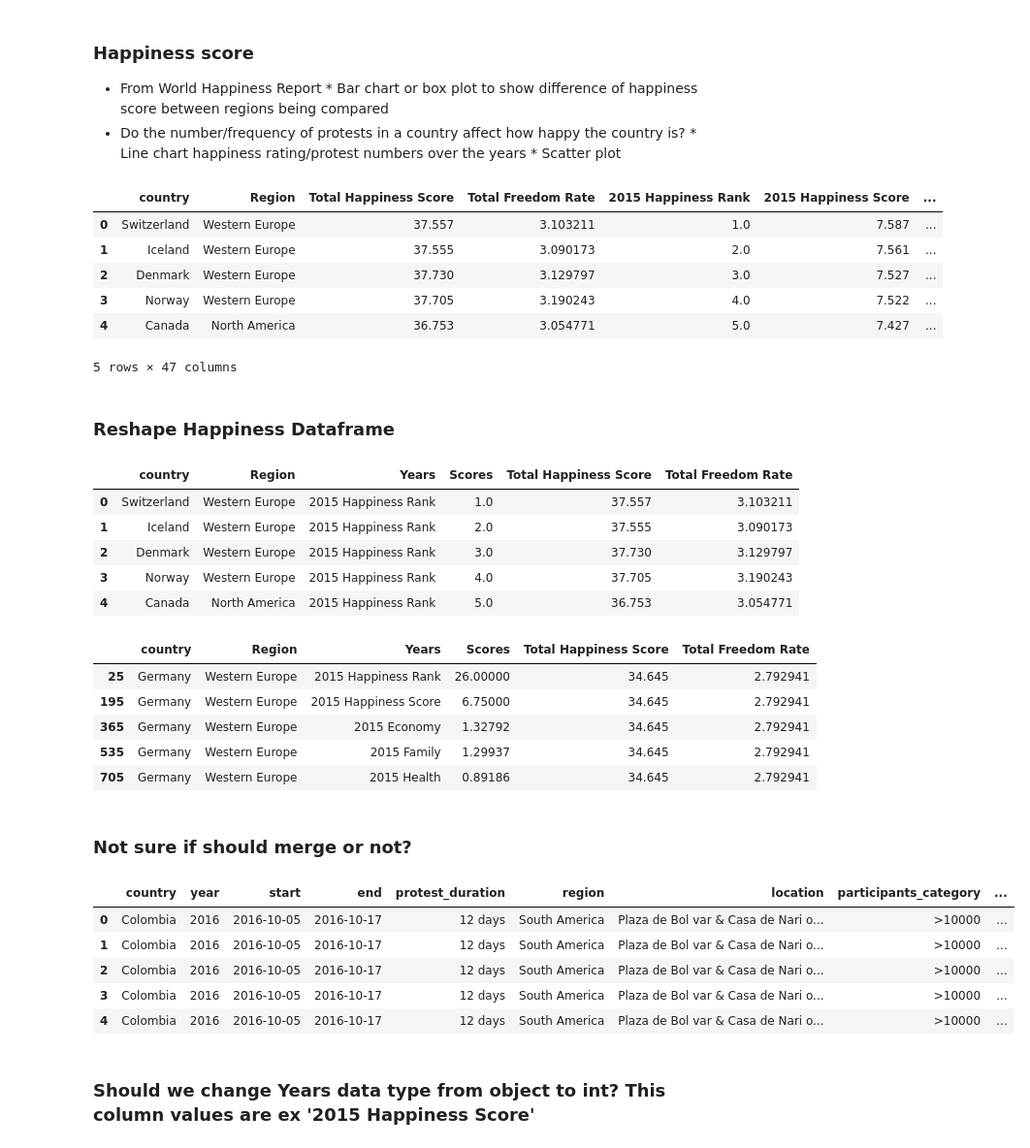
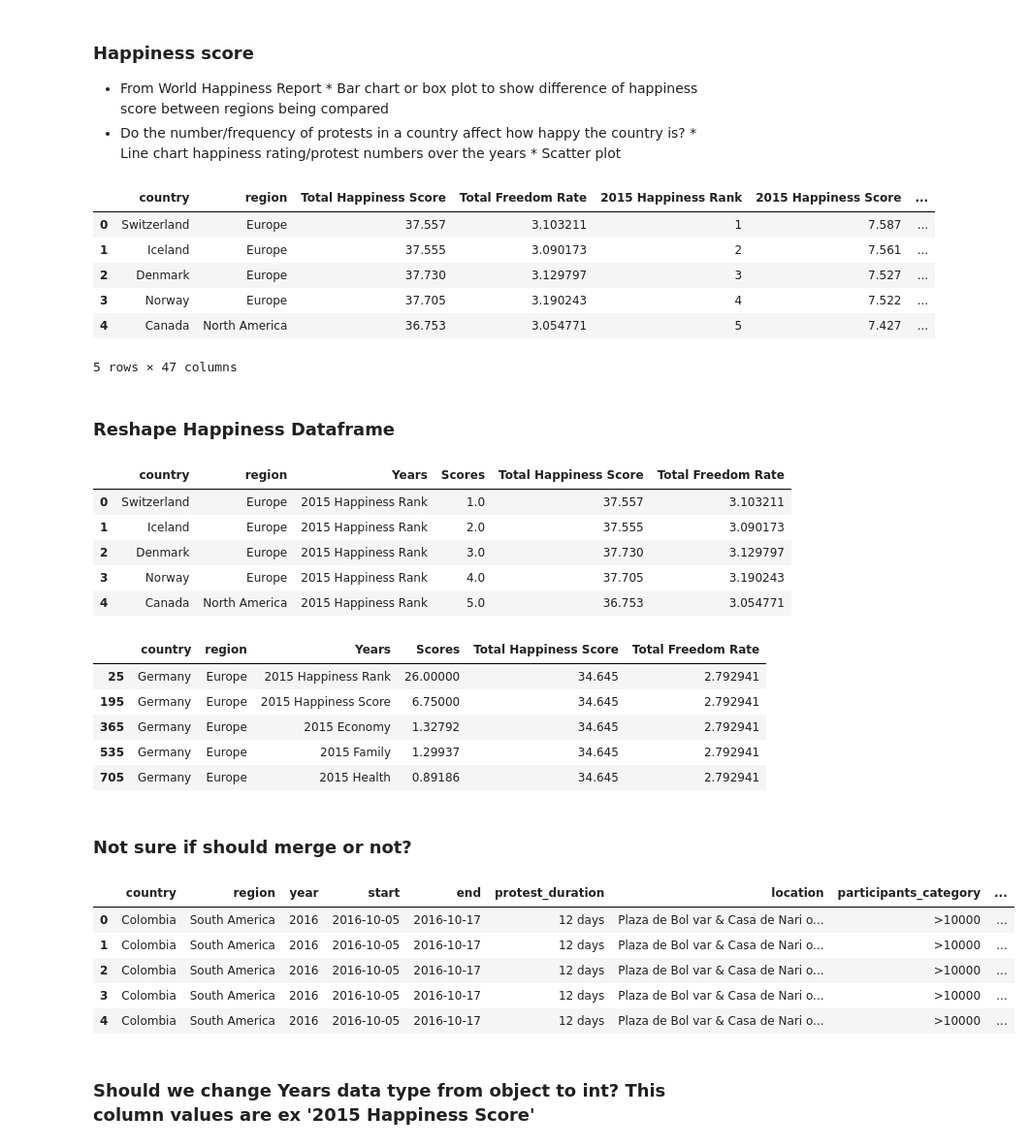
Before and after one commit to jeosqueri/Protest-Happiness-Analysis, a Jupyter notebook: Protest_For_Happiness_Project.ipynb, the cells around one changed output. Shown at 97% size. Drawn from its saved outputs; the diff is of its cells as text; code cells hidden in the pictures.

Commit message:
renamed data happiness region names to match protest region names

```diff
--- a/Protest_For_Happiness_Project.ipynb
+++ b/Protest_For_Happiness_Project.ipynb
@@ -282,21 +282,22 @@ plt.show()
         * Scatter plot
 # %%
 Happiness_Data = Happiness_Data.rename(columns={"Country":"country"})
+Happiness_Data = Happiness_Data.rename(columns={"Region":"region"})
 Happiness_Data.head()
 # %% [output]
-|  | country | Region | Total Happiness Score | Total Freedom Rate | 2015 Happiness Rank | 2015 Happiness Score | ... |
-| 0 | Switzerland | Western Europe | 37.557 | 3.103211 | 1.0 | 7.587 | ... |
-| 1 | Iceland | Western Europe | 37.555 | 3.090173 | 2.0 | 7.561 | ... |
-| 2 | Denmark | Western Europe | 37.730 | 3.129797 | 3.0 | 7.527 | ... |
-| 3 | Norway | Western Europe | 37.705 | 3.190243 | 4.0 | 7.522 | ... |
-| 4 | Canada | North America | 36.753 | 3.054771 | 5.0 | 7.427 | ... |
+|  | country | region | Total Happiness Score | Total Freedom Rate | 2015 Happiness Rank | 2015 Happiness Score | ... |
+| 0 | Switzerland | Europe | 37.557 | 3.103211 | 1 | 7.587 | ... |
+| 1 | Iceland | Europe | 37.555 | 3.090173 | 2 | 7.561 | ... |
+| 2 | Denmark | Europe | 37.730 | 3.129797 | 3 | 7.527 | ... |
+| 3 | Norway | Europe | 37.705 | 3.190243 | 4 | 7.522 | ... |
+| 4 | Canada | North America | 36.753 | 3.054771 | 5 | 7.427 | ... |
 5 rows × 47 columns
 # %% [markdown]
 ### Reshape Happiness Dataframe
 # %%
 melt_happiness = pd.melt(Happiness_Data,
                  id_vars=['country',
-                          'Region',
+                          'region',
                           'Total Happiness Score',
                           'Total Freedom Rate'],
                   value_vars=['2015 Happiness Rank',
@@ -356,11 +357,11 @@ melt_happiness.insert(3, col_name, sec_col)
 
 melt_happiness.head()
 # %% [output]
-|  | country | Region | Years | Scores | Total Happiness Score | Total Freedom Rate |
-| 0 | Switzerland | Western Europe | 2015 Happiness Rank | 1.0 | 37.557 | 3.103211 |
-| 1 | Iceland | Western Europe | 2015 Happiness Rank | 2.0 | 37.555 | 3.090173 |
-| 2 | Denmark | Western Europe | 2015 Happiness Rank | 3.0 | 37.730 | 3.129797 |
-| 3 | Norway | Western Europe | 2015 Happiness Rank | 4.0 | 37.705 | 3.190243 |
+|  | country | region | Years | Scores | Total Happiness Score | Total Freedom Rate |
+| 0 | Switzerland | Europe | 2015 Happiness Rank | 1.0 | 37.557 | 3.103211 |
+| 1 | Iceland | Europe | 2015 Happiness Rank | 2.0 | 37.555 | 3.090173 |
+| 2 | Denmark | Europe | 2015 Happiness Rank | 3.0 | 37.730 | 3.129797 |
+| 3 | Norway | Europe | 2015 Happiness Rank | 4.0 | 37.705 | 3.190243 |
 | 4 | Canada | North America | 2015 Happiness Rank | 5.0 | 36.753 | 3.054771 |
 # %%
 germany_happiness = melt_happiness.loc[melt_happiness['country']=='Germany']
@@ -369,12 +370,12 @@ germany_protest = Protest_Data.loc[Protest_Data['country']=='Germany']
 
 germany_happiness.head()
 # %% [output]
-|  | country | Region | Years | Scores | Total Happiness Score | Total Freedom Rate |
-| 25 | Germany | Western Europe | 2015 Happiness Rank | 26.00000 | 34.645 | 2.792941 |
-| 195 | Germany | Western Europe | 2015 Happiness Score | 6.75000 | 34.645 | 2.792941 |
-| 365 | Germany | Western Europe | 2015 Economy | 1.32792 | 34.645 | 2.792941 |
-| 535 | Germany | Western Europe | 2015 Family | 1.29937 | 34.645 | 2.792941 |
-| 705 | Germany | Western Europe | 2015 Health | 0.89186 | 34.645 | 2.792941 |
+|  | country | region | Years | Scores | Total Happiness Score | Total Freedom Rate |
+| 25 | Germany | Europe | 2015 Happiness Rank | 26.00000 | 34.645 | 2.792941 |
+| 195 | Germany | Europe | 2015 Happiness Score | 6.75000 | 34.645 | 2.792941 |
+| 365 | Germany | Europe | 2015 Economy | 1.32792 | 34.645 | 2.792941 |
+| 535 | Germany | Europe | 2015 Family | 1.29937 | 34.645 | 2.792941 |
+| 705 | Germany | Europe | 2015 Health | 0.89186 | 34.645 | 2.792941 |
 # %%
 # germany_happiness_df = germany_happiness.T
 # germany_happiness_df
@@ -391,15 +392,20 @@ germany_happiness.head()
 ### Not sure if should merge or not?
 # %%
 #Countries and happiness score
-happiness_protest_df = pd.merge(Protest_Data, melt_happiness, on='country', how='left')
+happiness_protest_df = pd.merge(Protest_Data, melt_happiness, on=['country','region'], how='left')
+
+col_name="region"
+sec_col = happiness_protest_df.pop(col_name)
+happiness_protest_df.insert(1, col_name, sec_col)
+
 happiness_protest_df.head()
 # %% [output]
-|  | country | year | start | end | protest_duration | region | location | participants_category | ... |
-| 0 | Colombia | 2016 | 2016-10-05 | 2016-10-17 | 12 days | South America | Plaza de Bol var & Casa de Nari o... | >10000 | ... |
-| 1 | Colombia | 2016 | 2016-10-05 | 2016-10-17 | 12 days | South America | Plaza de Bol var & Casa de Nari o... | >10000 | ... |
-| 2 | Colombia | 2016 | 2016-10-05 | 2016-10-17 | 12 days | South America | Plaza de Bol var & Casa de Nari o... | >10000 | ... |
-| 3 | Colombia | 2016 | 2016-10-05 | 2016-10-17 | 12 days | South America | Plaza de Bol var & Casa de Nari o... | >10000 | ... |
-| 4 | Colombia | 2016 | 2016-10-05 | 2016-10-17 | 12 days | South America | Plaza de Bol var & Casa de Nari o... | >10000 | ... |
+|  | country | region | year | start | end | protest_duration | location | participants_category | ... |
+| 0 | Colombia | South America | 2016 | 2016-10-05 | 2016-10-17 | 12 days | Plaza de Bol var & Casa de Nari o... | >10000 | ... |
+| 1 | Colombia | South America | 2016 | 2016-10-05 | 2016-10-17 | 12 days | Plaza de Bol var & Casa de Nari o... | >10000 | ... |
+| 2 | Colombia | South America | 2016 | 2016-10-05 | 2016-10-17 | 12 days | Plaza de Bol var & Casa de Nari o... | >10000 | ... |
+| 3 | Colombia | South America | 2016 | 2016-10-05 | 2016-10-17 | 12 days | Plaza de Bol var & Casa de Nari o... | >10000 | ... |
+| 4 | Colombia | South America | 2016 | 2016-10-05 | 2016-10-17 | 12 days | Plaza de Bol var & Casa de Nari o... | >10000 | ... |
 # %% [markdown]
 ### Should we change Years data type from object to int? This column values are ex '2015 Happiness Score'
 # %%
```
Also changed, not shown: parts of 2 cells of this notebook, 2 other files.
